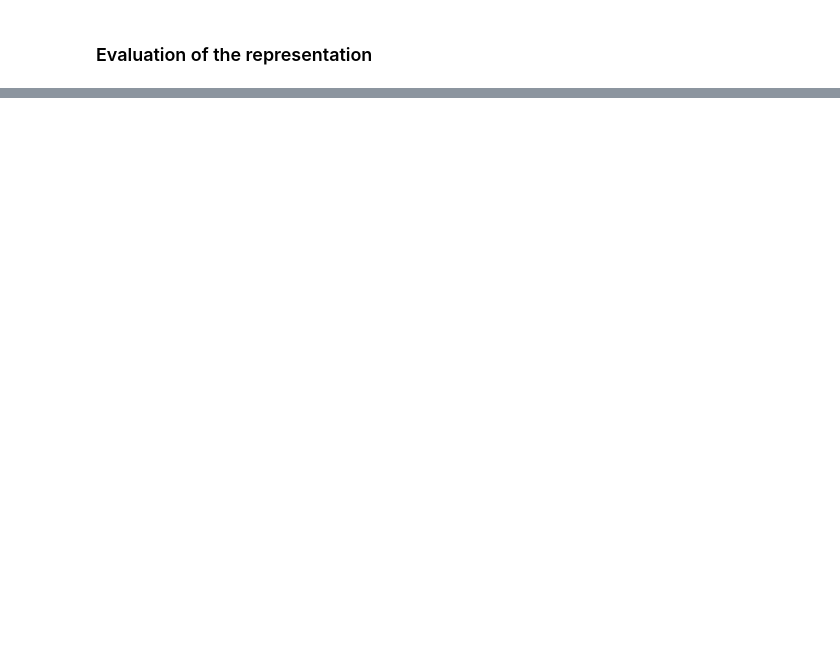
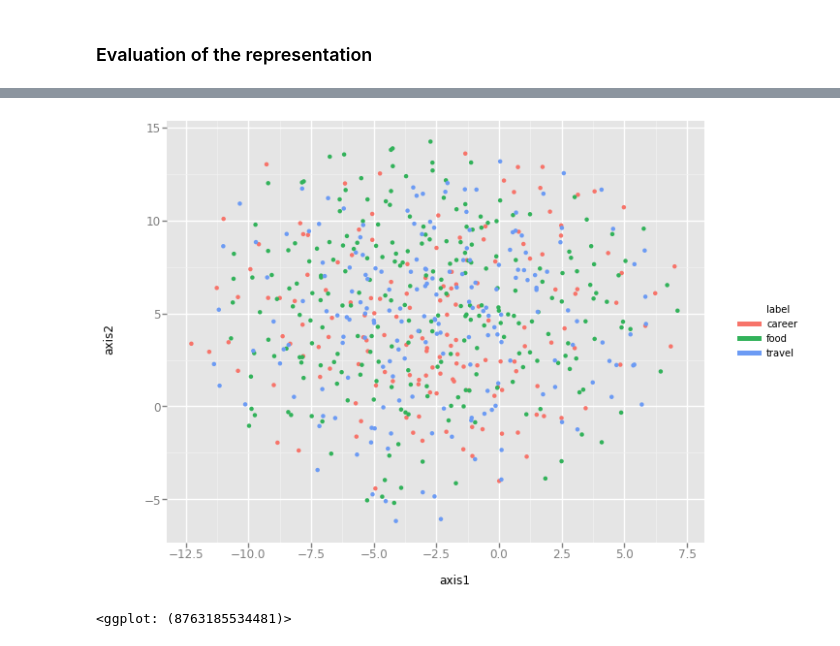
Before and after one commit to anujgupta82/Representation-Learning-for-NLP, a Jupyter notebook: module3/DBOW/doc2vec PV-DBOW Distributed Bag of Words version of Paragraph Vector.ipynb, the cells around one changed output, grey strips where cells are left out. Drawn from its saved outputs; the diff is of its cells as text; code cells hidden in the pictures; blank space fills up the shorter version.

```diff
--- a/module3/DBOW/doc2vec PV-DBOW Distributed Bag of Words version of Paragraph Vector.ipynb
+++ b/module3/DBOW/doc2vec PV-DBOW Distributed Bag of Words version of Paragraph Vector.ipynb
@@ -276,0 +238,9 @@ Model restored.
+# %%
+from sklearn.manifold import TSNE
+model = TSNE(perplexity=50, n_iter=5000)
+Z = model.fit_transform(doc_pvdbow)
+# %%
+df['axis1'] = Z[:, 0]
+df['axis2'] = Z[:, 1]
+# %%
+df.reset_index(drop=True, inplace=True)
@@ -276,0 +256,6 @@ Model restored.
+# %%
+from ggplot import *
+ggplot(aes(x='axis1', y='axis2', color='label'), data=df)  + geom_point()
+# %% [output]
+[figure, added]
+<ggplot: (8763185534481)>
```
Also changed, not shown: parts of 29 cells of this notebook, 9 other files.
